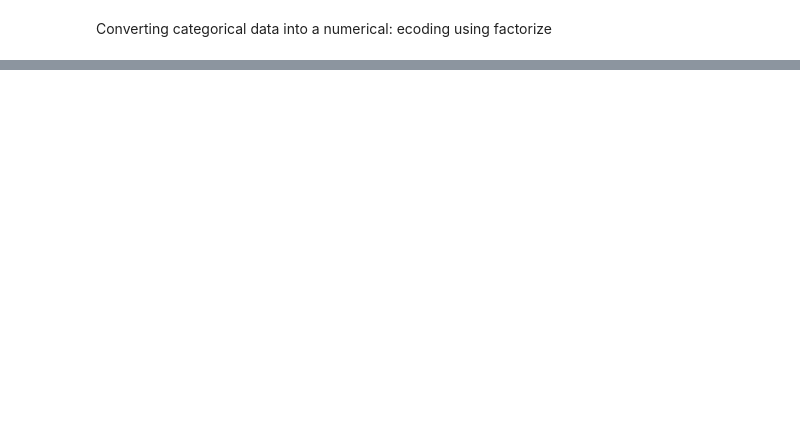
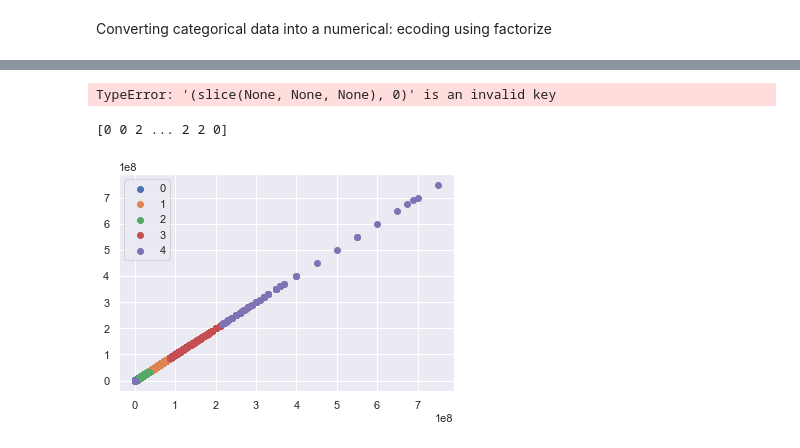
Before and after one commit to Faraz126/Zameen-Data-exploratory-Analysis, a Jupyter notebook: Clustering analysis.ipynb, the cells around one changed output, grey strips where cells are left out. Saved outputs shown, nothing was run; the diff lists cells and outputs as text; code cells hidden in the pictures; blank space fills up the shorter version.

Commit message:
addign cluster tries

```diff
--- a/Clustering analysis.ipynb
+++ b/Clustering analysis.ipynb
@@ -104,3 +100,38 @@ data_targ.drop(['price'],axis=1,inplace=True)
 nrm = Normalizer()
 nrm.fit(data_targ)
 normal_data = nrm.transform(data_targ)
+# %%
+data_focus = data[['price','area', 'bedrooms']]
+# %%
+from sklearn.cluster import KMeans
+kmeans = KMeans(n_clusters=4)
+kmeans.fit(data_focus)
+y_kmeans = kmeans.predict(data_focus)
+# %%
+plt.scatter(data_focus[:, 0], data_focus[:, 1], c=y_kmeans, s=50, cmap='viridis')
+
+centers = kmeans.cluster_centers_
+plt.scatter(centers[:, 0], centers[:, 1], c='black', s=200, alpha=0.5);
+# %% [output]
+TypeError: '(slice(None, None, None), 0)' is an invalid key
+# %%
+#Initialize the class object
+kmeans = KMeans(n_clusters= 5)
+
+#predict the labels of clusters.
+label = kmeans.fit_predict(data_focus)
+
+print(label)
+# %% [output]
+[0 0 2 ... 2 2 0]
+# %%
+#Getting unique labels
+u_labels = np.unique(label)
+
+#plotting the results:
+for i in u_labels:
+    plt.scatter(data_focus[label == i] , data_focus[label == i] , label = i)
+plt.legend()
+plt.show()
+# %% [output]
+[figure, added]
```
Also changed, not shown: parts of 8 cells of this notebook, 1 other file.
